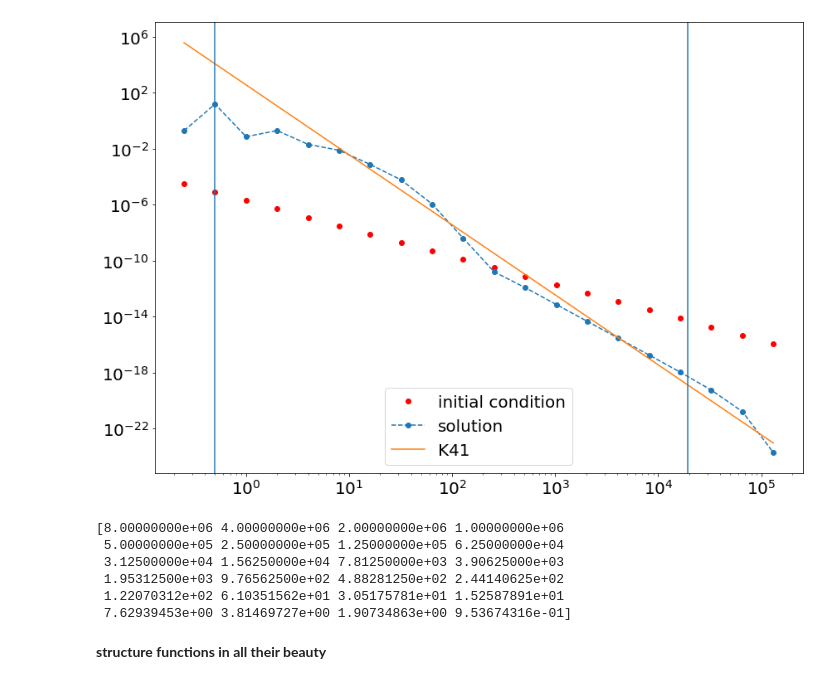
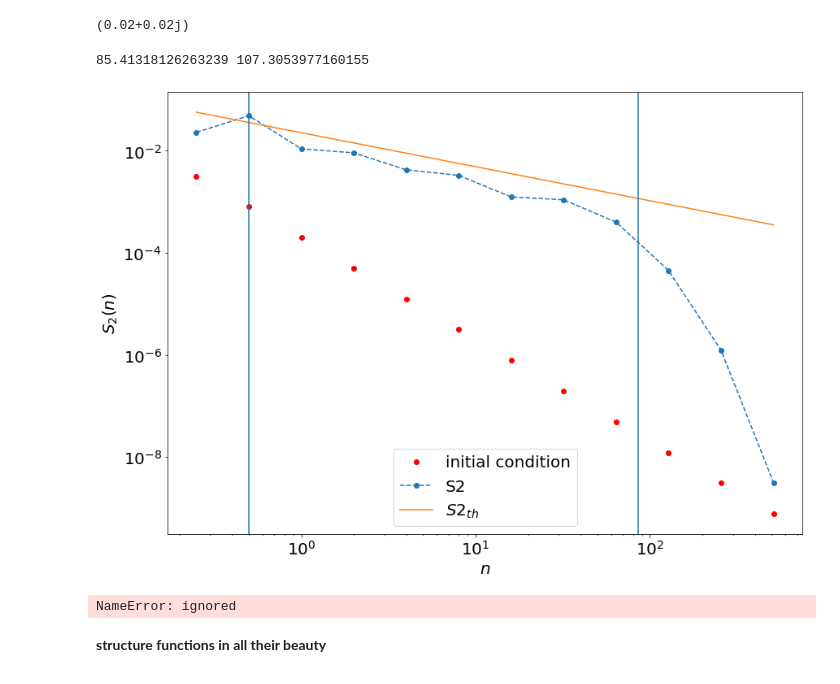
Before and after one commit to raudh1/ShellModels_old, a Jupyter notebook: shell_model_prove.ipynb, the cells around one changed output. Saved outputs shown, nothing was run; the diff lists cells and outputs as text; code cells hidden in the pictures.

```diff
--- a/shell_model_prove.ipynb
+++ b/shell_model_prove.ipynb
@@ -63,6 +63,7 @@ print(taueta)
 # %%
-Un=1e-3*kn**(-1)*(1.+1.j)*np.ones(N+4,dtype=complex)
-
+Un=1e-2*kn**(-1)*(1.+1.j)*np.ones(N+4,dtype=complex)
+Un2=np.load('./Uf.npy')
+Un2=Un2[:,-1]
 #u0=1j*np.ones((2*(N+4)))
 u0=np.array(Un)
 #u0=u0.reshape(1,2*(N+4))
@@ -70,9 +71,9 @@ u0=np.array(Un)
 
 t=0
 r = complex_ode(shellmodel).set_integrator('vode', method='bdf',order='2')
-r.set_initial_value(Un,0)
-t1 = 6.1
-dt = 1e-4
+r.set_initial_value(u0,0)
+t1 = 3000
+dt = 1e-2
 #print(r.successful(),r.t,t1)
 i=0
 a=[]
@@ -80,6 +81,9 @@ while r.successful() and r.t < t1:
       r.t
       a.append(r.integrate(r.t+dt))
       i=i+1
-print(i)
+      if (i%50000==0):
+        print(np.mean(np.sum((np.transpose(a)*np.conj(np.transpose(a))).real,axis=0)))
+        print(i)
 Uf=np.transpose(a)
+np.save('./Uf',Uf)
 # %% [output]
@@ -100,3 +116,15 @@ plt.show()
+# %%
+Un[3]
+# %% [output]
+(0.02+0.02j)
+# %%
+epsilon=2*np.real(np.mean(np.conj(Uf[3])*fn))
+# %%
+eta=np.power(nu**3/(epsilon),1/4.)
+eta2=np.power(nu**3/(np.abs(fn)),1/4.)
+print(1/eta,1/eta2)
+# %% [output]
+85.41318126263239 107.3053977160155
 # %%
 #print(np.mean((Uf*np.conj(Uf)),1),Uf[2].shape[:])
 # %%
@@ -105,34 +133,35 @@ plt.show()
 #plt.plot(kn,(Un*np.conj(Un)).real,'bo')
 #plt.loglog()
 #plt.show()
+# %%
+#Uf_stat.shape[:]
+#Uf_stat=Uf
+Uf_stat=Uf[:,50000:]
+#Uf_stat_old=np.load('./Uf_stat.npy')
 # %%
 plt.figure(figsize=(14,10))
 plt.plot(kn[2:-2],(Un*np.conj(Un)).real[2:-2],'ro',label='initial condition')
-plt.plot(kn[2:-2],(np.mean((Uf*np.conj(Uf)),1).real)[2:-2],'o--',label='solution')
-plt.plot(kn[2:-2],1e3*np.power(np.abs(fn),2/3.)*kn[2:-2]**-5/3.,label='K41')
+plt.plot(kn[2:-2],(np.mean((Uf_stat*np.conj(Uf_stat)),1).real)[2:-2],'o--',label='S2')
+#plt.plot(kn[2:-2],(np.mean((Uf_stat_old*np.conj(Uf_stat_old)),1).real)[2:-2],'o--',label='S2')
+
+plt.plot(kn[2:-2],0.01e2*np.power(epsilon,2/3.)*kn[2:-2]**(-2/3.),label=r'$S2_{th}$')
 plt.axvline(x=1/eta)
 plt.axvline(x=kn[3])
-#plt.xlabel(r'$k$', fontsize=20)
-#plt.ylabel(r'$E(k)$', fontsize=20)
+plt.xlabel(r'$n$', fontsize=20)
+plt.ylabel(r'$S_2(n)$', fontsize=20)
 plt.legend(fontsize=20)
 plt.xticks(fontsize=20)
 plt.yticks(fontsize=20)
 
 #pyplot.annotate(r'$k_{in}$',(kn[3],1e-19),fontsize='20')
 #pyplot.annotate(r'$k_{out}$',(1/eta,1e-19),fontsize='20')
 plt.loglog()
-plt.savefig('./K41_shell_model_N=20')
+#plt.savefig('./K41_shell_model_N=20')
 plt.show()
 #np.save('./sol_0.02.npy',(np.mean((Uf*np.conj(Uf)),1).real)[2:-2])
 # %% [output]
-[figure, old version]
+[figure, new version]
-# %%
-scale=1/(nu*kn)
-print(scale)
-# %% [output]
-[8.00000000e+06 4.00000000e+06 2.00000000e+06 1.00000000e+06
- 5.00000000e+05 2.50000000e+05 1.25000000e+05 6.25000000e+04
- 3.12500000e+04 1.56250000e+04 7.81250000e+03 3.90625000e+03
- 1.95312500e+03 9.76562500e+02 4.88281250e+02 2.44140625e+02
- 1.22070312e+02 6.10351562e+01 3.05175781e+01 1.52587891e+01
- 7.62939453e+00 3.81469727e+00 1.90734863e+00 9.53674316e-01]
+# %%
+S2
+# %% [output]
+NameError: ignored
```
Also changed, not shown: parts of 20 cells of this notebook.
